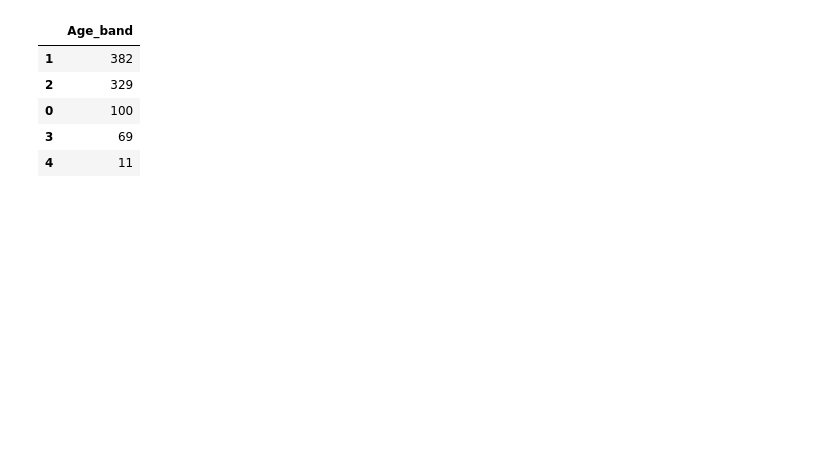
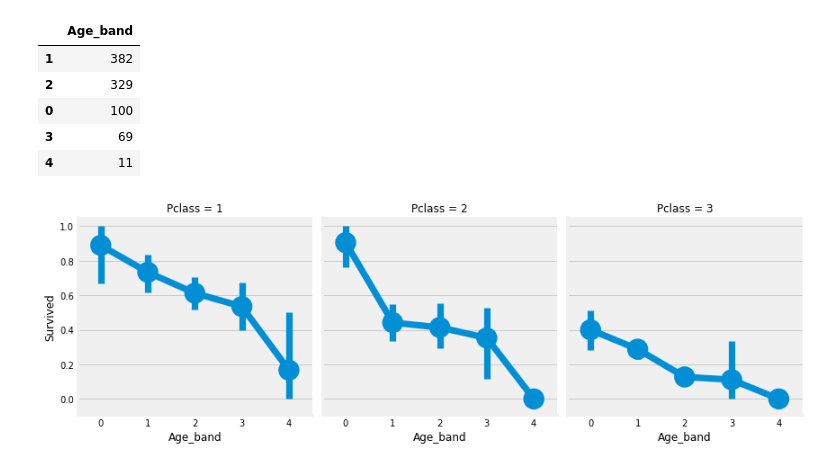
Before and after one commit to JunaidAsghar/Titanic-ML, a Jupyter notebook: Titanic.ipynb, the cells around one changed output. Saved outputs shown, nothing was run; the diff lists cells and outputs as text; code cells hidden in the pictures; blank space fills up the shorter version.

```diff
--- a/Titanic.ipynb
+++ b/Titanic.ipynb
@@ -426,3 +426,8 @@ data['Age_band'].value_counts().to_frame().style.background_gradient(cmap='summe
 | 0 | 100 |
 | 3 | 69 |
 | 4 | 11 |
+# %%
+sns.factorplot('Age_band', 'Survived', data=data, col='Pclass')
+plt.show()
+# %% [output]
+[figure, added]
```
Also changed, not shown: parts of 40 cells of this notebook.
